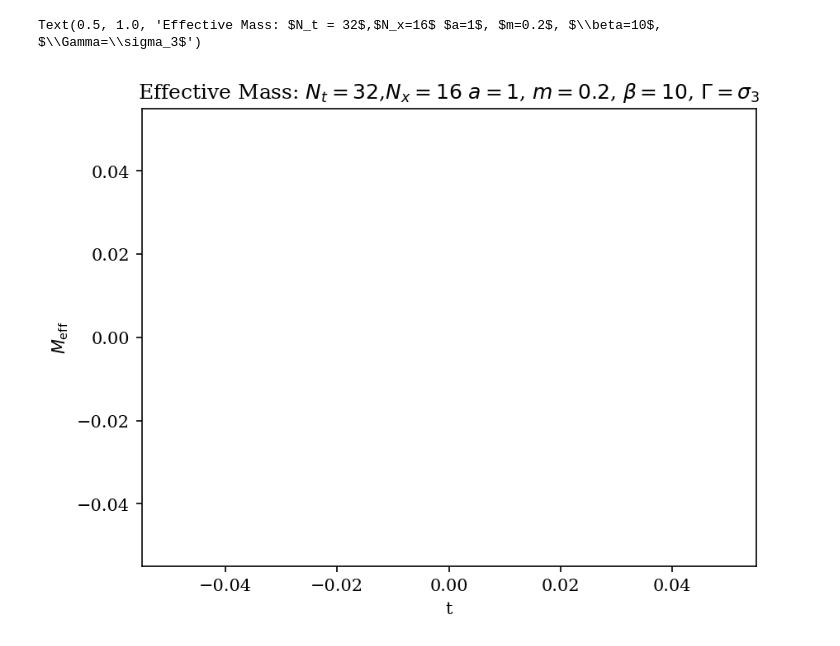
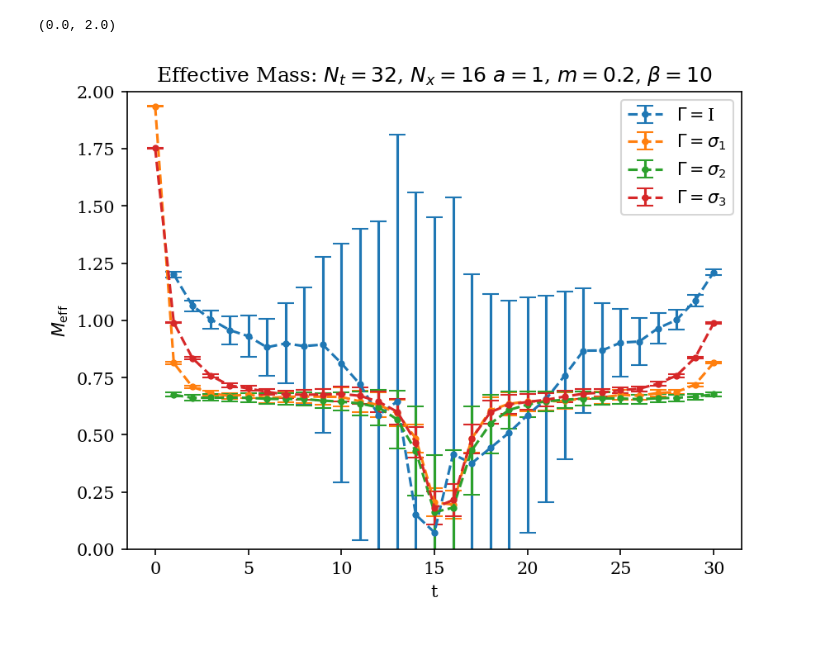
Before and after one commit to wurdahl/schwingerModel, a Jupyter notebook: schwingerModelHMC.ipynb, the cells around one changed output. Cells and saved outputs as stored; diff of their text form; code cells hidden in the pictures.

```diff
--- a/schwingerModelHMC.ipynb
+++ b/schwingerModelHMC.ipynb
@@ -16,7 +16,7 @@ a = 1
 dimx = 16
 dimt = 32
 beta = 10
-totalSteps = 50000
+totalSteps = 5000
 # %%
 temp = sim.schwingerModel(metroSteps=totalSteps,beta=beta,dimx=dimx,dimt=dimt,aSpacing=a,fMass=m,cgRtol=1e-5)
 # %%
@@ -33,6 +31,24 @@ sim.analysis.get_integrated_autocorr_time_statistical(rhoBar,temp.metroSteps)
 # %%
+bIn = 500
+skp = 100
+
+gamma = np.array([[0,1j],[1j,0]])
+correlSigma1 = sim.analysis.correlStats(temp, burnIn=bIn,autocorrSkip=skp,Gamma=gamma,includeDisc=False)
+effectiveMassSigma1 = sim.analysis.effectiveMassProp(correlSigma1)
+
 gamma = np.array([[1,0],[0,1]])
-bIn = 500
-skp = 5
-correl = sim.analysis.correlStats(temp, burnIn=bIn,autocorrSkip=skp,Gamma=gamma,includeDisc=False)
-effectiveMass = sim.analysis.effectiveMassStats(temp, burnIn=bIn,autocorrSkip=skp,Gamma=gamma,includeDisc=False,coshExpr=False,cleanNans=False)
+correlIden = sim.analysis.correlStats(temp, burnIn=bIn,autocorrSkip=skp,Gamma=gamma,includeDisc=False)
+effectiveMassIden = sim.analysis.effectiveMassProp(correlIden)
+
+gamma = np.array([[1j,0],[0,-1j]])
+correlSigma3 = sim.analysis.correlStats(temp, burnIn=bIn,autocorrSkip=skp,Gamma=gamma,includeDisc=False)
+effectiveMassSigma3 = sim.analysis.effectiveMassProp(correlSigma3)
+
+gamma = np.array([[0,1],[-1,0]])
+correlSigma2 = sim.analysis.correlStats(temp, burnIn=bIn,autocorrSkip=skp,Gamma=gamma,includeDisc=False)
+effectiveMassSigma2 = sim.analysis.effectiveMassProp(correlSigma2)
+
+
+# correlSmallmu = sim.analysis.correlStats(temp, burnIn=bIn,autocorrSkip=skp,Gamma=gamma,includeDisc=False,chemicalPot=0.3)
+# effectiveMass = sim.analysis.effectiveMassStats(temp, burnIn=bIn,autocorrSkip=skp,Gamma=gamma,includeDisc=False,coshExpr=False)
+# effectiveMassSmallMu = sim.analysis.effectiveMassStats(temp, burnIn=bIn,autocorrSkip=skp,Gamma=gamma,includeDisc=False,coshExpr=False,chemicalPot=0.3)
@@ -53,9 +71,14 @@ Text(0.5, 1.0, 'Correlation:  $N_t = 32$,$N_x=16$ $a=1$, $m=0.2$, $\\beta=10$, $
 # %%
 plt.figure(dpi=150)
-plt.errorbar(x=np.arange(len(effectiveMass[0])),y=np.abs(effectiveMass[0]),yerr=effectiveMass[1].T,ls="--",capsize=5)
+plt.errorbar(x=np.arange(len(effectiveMassIden[0])),y=np.abs(effectiveMassIden[0]),yerr=effectiveMassIden[1],ls="--",marker=".",capsize=5,label=r"$\Gamma=$I")
+plt.errorbar(x=np.arange(len(effectiveMassSigma1[0])),y=np.abs(effectiveMassSigma1[0]),yerr=effectiveMassSigma1[1],ls="--",marker=".",capsize=5,label=r"$\Gamma=\sigma_1$")
+plt.errorbar(x=np.arange(len(effectiveMassSigma2[0])),y=np.abs(effectiveMassSigma2[0]),yerr=effectiveMassSigma2[1],ls="--",marker=".",capsize=5,label=r"$\Gamma=\sigma_2$")
+plt.errorbar(x=np.arange(len(effectiveMassSigma3[0])),y=np.abs(effectiveMassSigma3[0]),yerr=effectiveMassSigma3[1],ls="--",marker=".",capsize=5,label=r"$\Gamma=\sigma_3$")
 plt.xlabel("t")
 plt.ylabel(r"$M_{\text{eff}}$")
-plt.title(rf"Effective Mass: $N_t = {dimt}$,$N_x={dimx}$ $a={a}$, $m={m}$, $\beta={beta}$, $\Gamma=\sigma_3$")
+plt.title(rf"Effective Mass: $N_t = {dimt}$, $N_x={dimx}$ $a={a}$, $m={m}$, $\beta={beta}$")
+plt.legend()
+plt.ylim([0,2])
 # %% [output]
-Text(0.5, 1.0, 'Effective Mass: $N_t = 32$,$N_x=16$ $a=1$, $m=0.2$, $\\beta=10$, $\\Gamma=\\sigma_3$')
+(0.0, 2.0)
-[figure, old version]
+[figure, new version]
```
Also changed, not shown: parts of 13 cells of this notebook, 2 other files.
